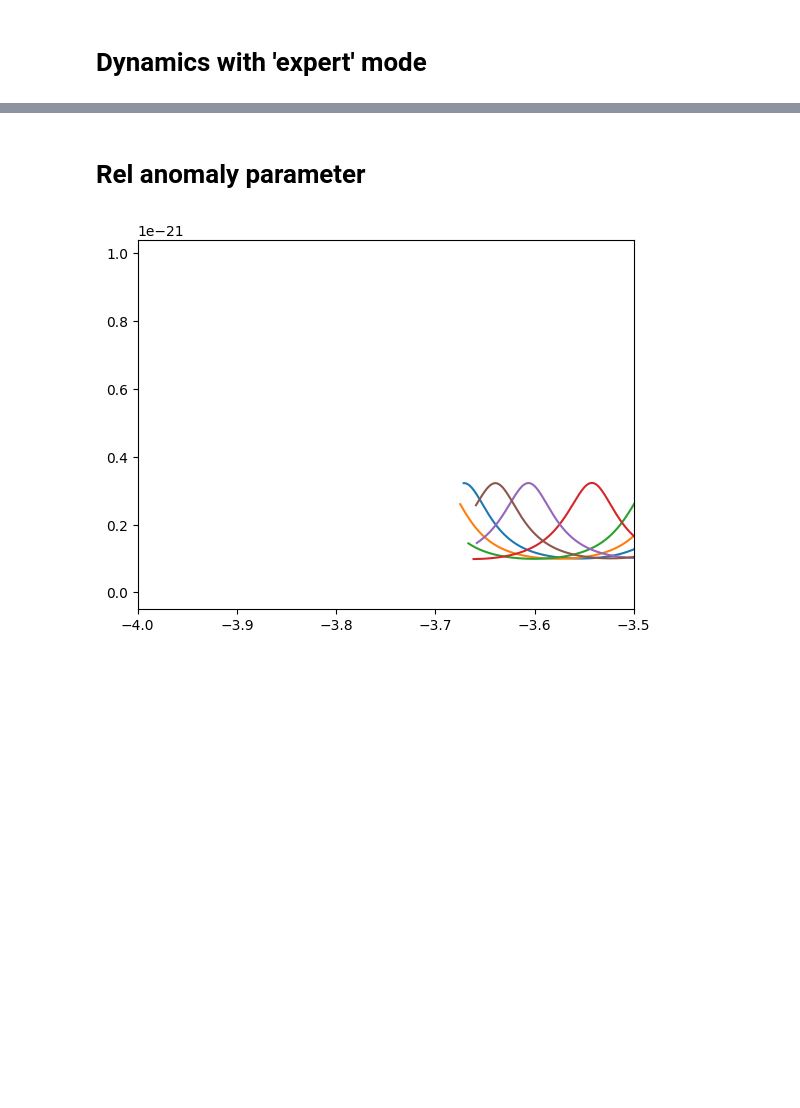
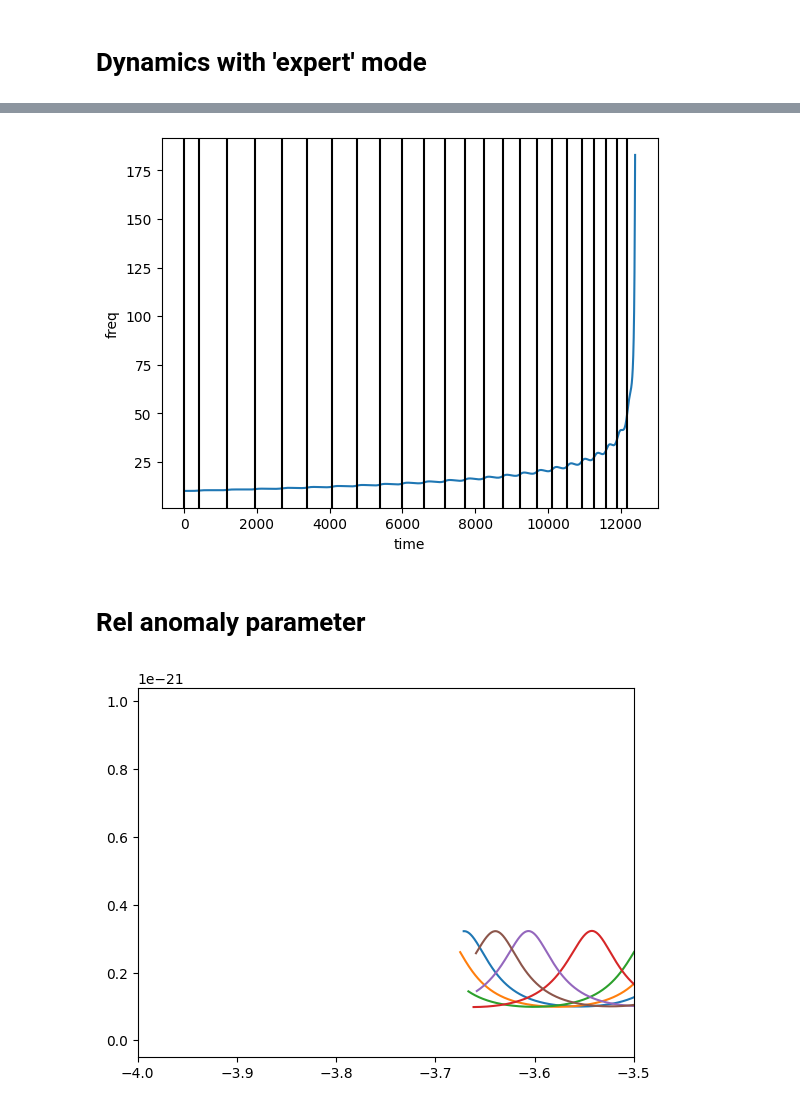
Before and after one commit to BenGPatterson/EccentricBinaries, a Jupyter notebook: notebooks/SEOBNRv5EHM.ipynb, the cells around one changed output, grey strips where cells are left out. Drawn from its saved outputs; the diff is of its cells as text; code cells hidden in the pictures; blank space fills up the shorter version.

```diff
--- a/notebooks/SEOBNRv5EHM.ipynb
+++ b/notebooks/SEOBNRv5EHM.ipynb
@@ -165,4 +192,19 @@ plt.show()
 [figure]
+# %%
+# Find times where rel anomaly = 0
+rel_anom_zeroes = []
+for i in range(int(z[-1]/(2*np.pi))+1):
+    ra_zero = t[np.argmin(np.abs(z-i*2*np.pi))]
+    rel_anom_zeroes.append(ra_zero)
+
+plt.plot(t, x**(3/2)*const.c**3/(const.G*60*aconst.M_sun.value*np.pi))
+for raz in rel_anom_zeroes:
+    plt.axvline(raz, color='k')
+plt.xlabel('time')
+plt.ylabel('freq')
+plt.show()
+# %% [output]
+[figure, added]
 # %% [markdown]
 # Rel anomaly parameter
 # %%
```
Also changed, not shown: parts of 17 cells of this notebook, 1 other file.
